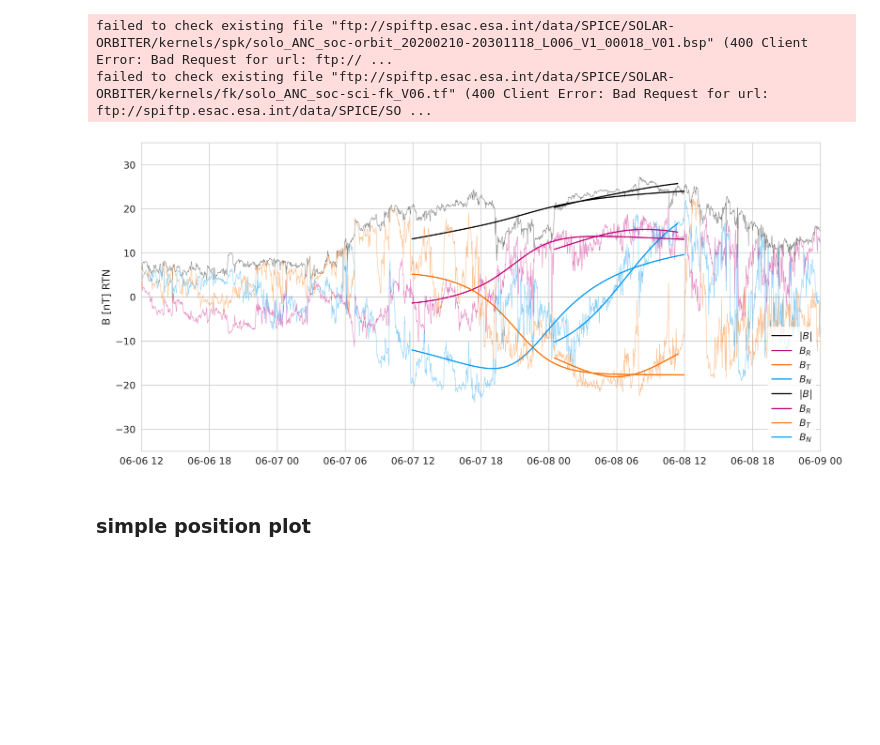
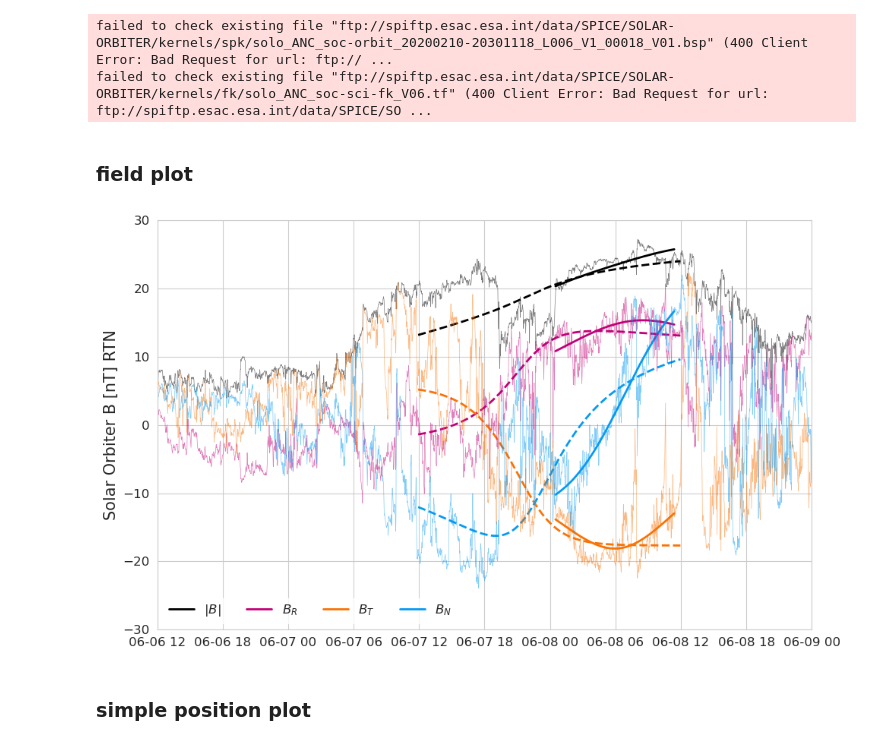
Before and after one commit to cmoestl/solar_orbiter, a Jupyter notebook: event_visuals_june7.ipynb, the cells around one changed output. Cells and saved outputs as stored; diff of their text form; code cells hidden in the pictures; blank space fills up the shorter version.

```diff
--- a/event_visuals_june7.ipynb
+++ b/event_visuals_june7.ipynb
@@ -295,0 +296,17 @@ print(t_launch2)
+# %%
+%matplotlib inline
+sns.set_style('whitegrid')
+fig = plt.figure(1,figsize=(15, 7),dpi=75)
+
+#define subplot grid
+ax1 = plt.subplot2grid((1, 2), (0, 0),projection='3d')
+ax2 = plt.subplot2grid((1, 2), (0, 1),projection='3d')
+
+
+model_obj.propagate(TP_B)
+wf_model = model_obj.visualize_wireframe(index=0)
+ax1.plot_wireframe(*wf_model.T, zorder=3)
+
+model_obj2.propagate(TP_B)
+wf_model2 = model_obj2.visualize_wireframe(index=0)
+ax2.plot_wireframe(*wf_model2.T, zorder=3)
@@ -532,56 +537,58 @@ fileout='june_2020_3dcore_fit_solo_back.p'
 pickle.dump([t1,btot1,bxyz1,model_obj], open('data/telloni_2021/'+fileout, "wb"))
 
 
-t2, btot2, bxyz2 = measure(model_obj2, "SOLO", t_launch, TP_B  + datetime.timedelta(hours=96), frame="HCI", bframe="SOLO_SUN_RTN")
+t2, btot2, bxyz2 = measure(model_obj2, "SOLO", t_launch2, TP_B  + datetime.timedelta(hours=96), frame="HCI", bframe="SOLO_SUN_RTN")
 fileout2='june_2020_3dcore_fit_solo_all.p'
 pickle.dump([t2,btot2,bxyz2,model_obj2], open('data/telloni_2021/'+fileout, "wb"))
 # %% [output]
 failed to check existing file "ftp://spiftp.esac.esa.int/data/SPICE/SOLAR-ORBITER/kernels/spk/solo_ANC_soc-orbit_20200210-20301118_L006_V1_00018_V01.bsp" (400 Client Error: Bad Request for url: ftp:// ...
 failed to check existing file "ftp://spiftp.esac.esa.int/data/SPICE/SOLAR-ORBITER/kernels/fk/solo_ANC_soc-sci-fk_V06.tf" (400 Client Error: Bad Request for url: ftp://spiftp.esac.esa.int/data/SPICE/SO ...
+# %% [markdown]
+### field plot
 # %%
 %matplotlib inline
 sns.set_style('whitegrid')
-fig = plt.figure(1,figsize=(15, 7),dpi=300)
+fig = plt.figure(1,figsize=(10, 6),dpi=100)
 
 #define subplot grid
 ax1 = plt.subplot2grid((1, 1), (0, 0))
 
 setalpha=0.5
 
 #back
-ax1.plot(t1, btot1, color=C0, label="$|B|$")
-ax1.plot(t1, bxyz1[:, 0], color=C1, label="$B_R$")
-ax1.plot(t1, bxyz1[:, 1], color=C2, label="$B_T$")
-ax1.plot(t1, bxyz1[:, 2], color=C3, label="$B_N$")
+ax1.plot(t1, btot1, color=C0, label="$|B|$",lw=2)
+ax1.plot(t1, bxyz1[:, 0], color=C1, label="$B_R$",lw=2)
+ax1.plot(t1, bxyz1[:, 1], color=C2, label="$B_T$",lw=2)
+ax1.plot(t1, bxyz1[:, 2], color=C3, label="$B_N$",lw=2)
 
 
 #all
-ax1.plot(t2, btot2, color=C0, label="$|B|$")
-ax1.plot(t2, bxyz2[:, 0], color=C1, label="$B_R$")
-ax1.plot(t2, bxyz2[:, 1], color=C2, label="$B_T$")
-ax1.plot(t2, bxyz2[:, 2], color=C3, label="$B_N$")
+ax1.plot(t2, btot2, color=C0, linestyle='--',lw=2)
+ax1.plot(t2, bxyz2[:, 0], color=C1, linestyle='--',lw=2)
+ax1.plot(t2, bxyz2[:, 1], color=C2, linestyle='--',lw=2)
+ax1.plot(t2, bxyz2[:, 2], color=C3, linestyle='--',lw=2)
 
 
 
 ax1.plot(sm.time, sm.bt, color=C0,lw=0.5,alpha=setalpha)
 ax1.plot(sm.time, sm.bx, color=C1,lw=0.5,alpha=setalpha)
 ax1.plot(sm.time, sm.by, color=C2,lw=0.5,alpha=setalpha)
 ax1.plot(sm.time, sm.bz, color=C3,lw=0.5,alpha=setalpha)
 
 
-ax1.legend(loc="lower right", fontsize=12,ncol=1,edgecolor='white')
-#ax4.set_ylabel('Solar Orbiter B [nT] RTN')
-ax1.set_ylabel('B [nT] RTN',fontsize=13)
+ax1.legend(loc="lower left", fontsize=12,ncol=4,edgecolor='white')
+ax1.set_ylabel('Solar Orbiter B [nT] RTN',fontsize=15)
 ax1.set_xlim(datetime.datetime(2020,6,6,12,0),datetime.datetime(2020,6,9,0,0))
-ax1.set_ylim(-35,35)
+ax1.set_ylim(-30,30)
 
 ax1.tick_params(labelsize=12)
 
+plt.tight_layout()
 
 plt.savefig('results/telloni_2021/fit_insitu_june7_2020.pdf',bbox_inches='tight')
 plt.savefig('results/telloni_2021/fit_insitu_june7_2020.png', dpi=200)#,bbox_inches='tight')
 # %% [output]
-[figure, old version]
+[figure, new version]
 # %% [markdown]
 ### simple position plot
 # %%
```
Also changed, not shown: parts of 16 cells of this notebook, 2 other files.
